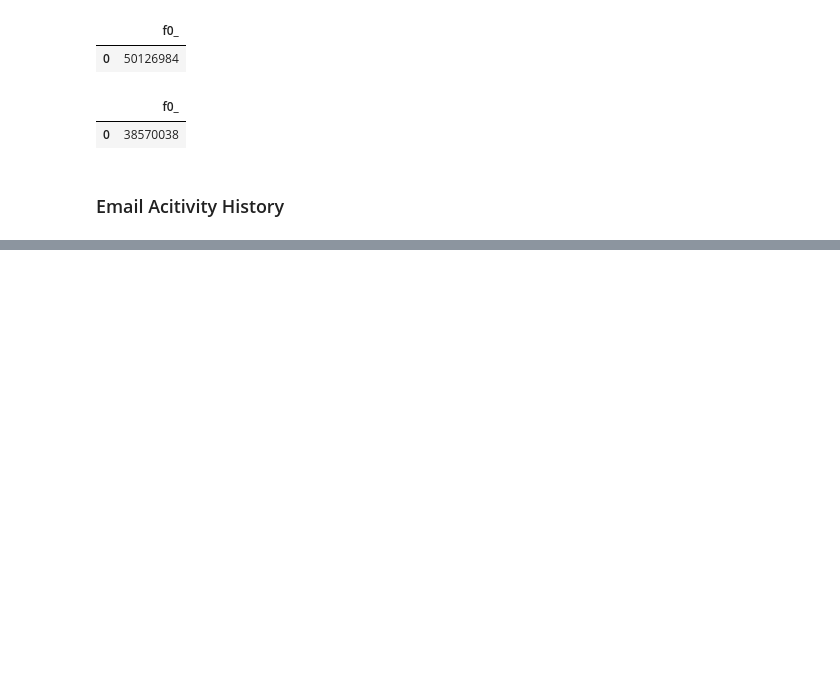
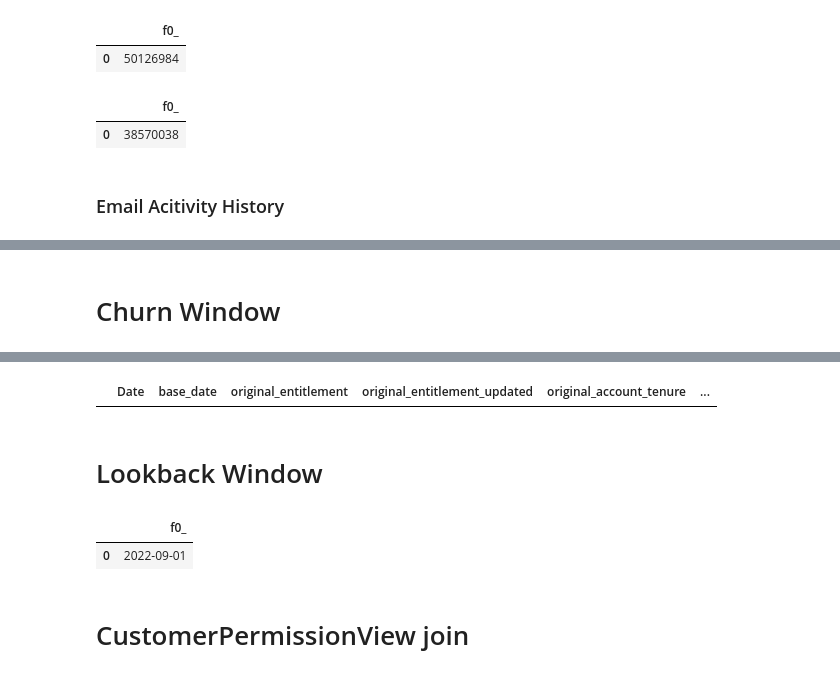
Before and after one commit to sandersli-nbc/CRM-Dashboard, a Jupyter notebook: test.ipynb, the cells around one changed output, grey strips where cells are left out. Saved outputs shown, nothing was run; the diff lists cells and outputs as text; code cells hidden in the pictures; blank space fills up the shorter version.

```diff
--- a/test.ipynb
+++ b/test.ipynb
@@ -806,0 +596,10 @@ select * from `nbcu-ds-sandbox-a-001.SLi_sandbox.Email_Activity_Summary` order b
+# %% [markdown]
+# Churn Window
+# %%
+%%bigquery --project nbcu-ds-sandbox-a-001
+SELECT  *
+FROM `nbcu-ds-prod-001.PeacockDataMartSilver.SILVER_CHURN`
+WHERE base_date = '2023-02-28'
+and entitlement = 'Paid'
+limit 10;
+# %% [output]
@@ -806,0 +607,12 @@ select * from `nbcu-ds-sandbox-a-001.SLi_sandbox.Email_Activity_Summary` order b
+|  | Date | base_date | original_entitlement | original_entitlement_updated | original_account_tenure | ... |
+# %% [markdown]
+# Lookback Window
+# %%
+%%bigquery --project nbcu-ds-sandbox-a-001
+
+select DATE_SUB(DATETIME_TRUNC('2023-02-01', QUARTER), INTERVAL 4 MONTH),
+# %% [output]
+|  | f0_ |
+| 0 | 2022-09-01 |
+# %% [markdown]
+# CustomerPermissionView join
```
Also changed, not shown: parts of 76 cells of this notebook, 6 other files.
